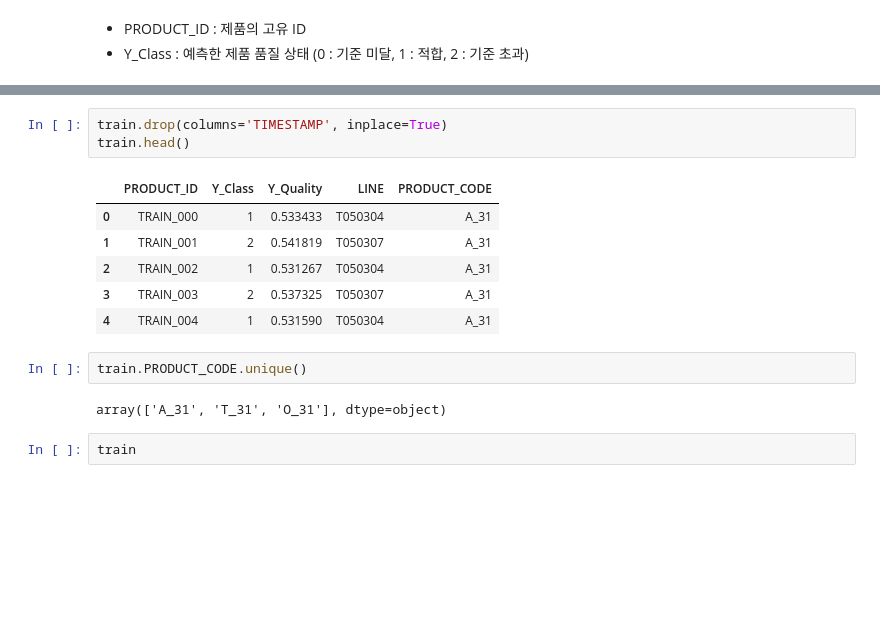
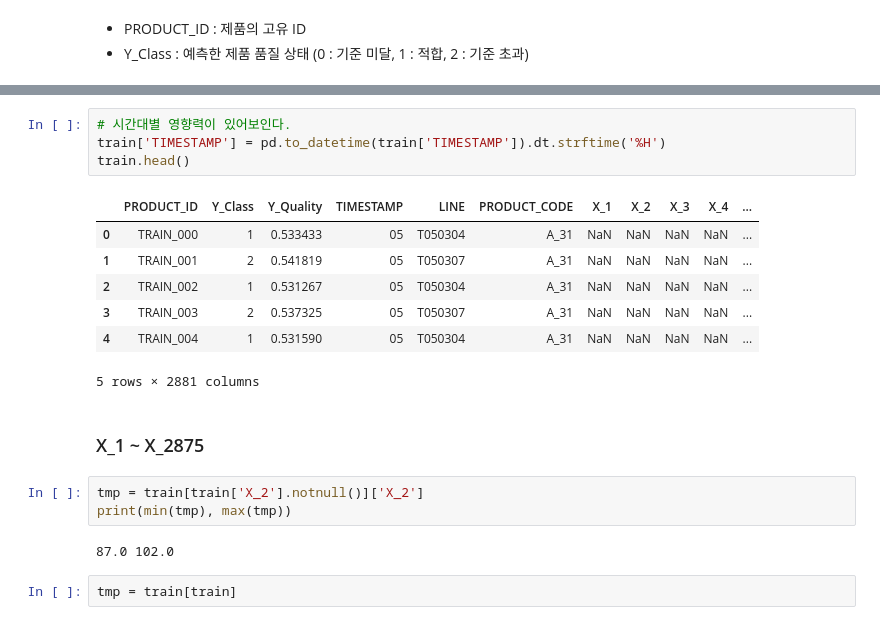
Before and after one commit to Sungjeonghyun/LG_Aimers_2nd, a Jupyter notebook: 정현/EDA.ipynb, the cells around one changed output, grey strips where cells are left out. Drawn from its saved outputs; the diff is of its cells as text; blank space fills up the shorter version.

```diff
--- a/정현/EDA.ipynb
+++ b/정현/EDA.ipynb
@@ -151,16 +159,21 @@ plt.show()
 # %%
-train.drop(columns='TIMESTAMP', inplace=True)
+# 시간대별 영향력이 있어보인다.
+train['TIMESTAMP'] = pd.to_datetime(train['TIMESTAMP']).dt.strftime('%H')
 train.head()
 # %% [output]
-|  | PRODUCT_ID | Y_Class | Y_Quality | LINE | PRODUCT_CODE |
-| 0 | TRAIN_000 | 1 | 0.533433 | T050304 | A_31 |
-| 1 | TRAIN_001 | 2 | 0.541819 | T050307 | A_31 |
-| 2 | TRAIN_002 | 1 | 0.531267 | T050304 | A_31 |
-| 3 | TRAIN_003 | 2 | 0.537325 | T050307 | A_31 |
-| 4 | TRAIN_004 | 1 | 0.531590 | T050304 | A_31 |
+|  | PRODUCT_ID | Y_Class | Y_Quality | TIMESTAMP | LINE | PRODUCT_CODE | X_1 | X_2 | X_3 | X_4 | ... |
+| 0 | TRAIN_000 | 1 | 0.533433 | 05 | T050304 | A_31 | NaN | NaN | NaN | NaN | ... |
+| 1 | TRAIN_001 | 2 | 0.541819 | 05 | T050307 | A_31 | NaN | NaN | NaN | NaN | ... |
+| 2 | TRAIN_002 | 1 | 0.531267 | 05 | T050304 | A_31 | NaN | NaN | NaN | NaN | ... |
+| 3 | TRAIN_003 | 2 | 0.537325 | 05 | T050307 | A_31 | NaN | NaN | NaN | NaN | ... |
+| 4 | TRAIN_004 | 1 | 0.531590 | 05 | T050304 | A_31 | NaN | NaN | NaN | NaN | ... |
+5 rows × 2881 columns
-# %%
-train.PRODUCT_CODE.unique()
-# %% [output]
-array(['A_31', 'T_31', 'O_31'], dtype=object)
-# %%
-train
+# %% [markdown]
+### X_1 ~ X_2875
+# %%
+tmp = train[train['X_2'].notnull()]['X_2']
+print(min(tmp), max(tmp))
+# %% [output]
+87.0 102.0
+# %%
+tmp = train[train]
```
Also changed, not shown: parts of 18 cells of this notebook.
